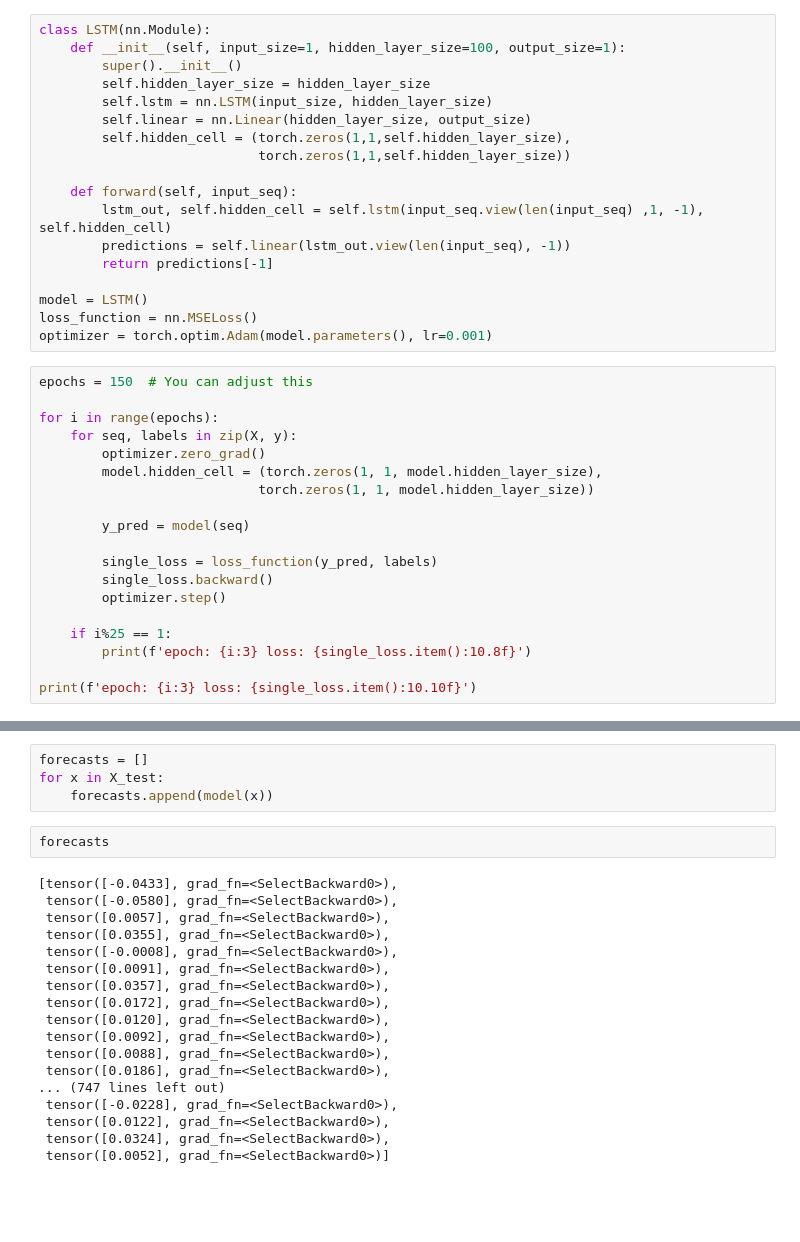
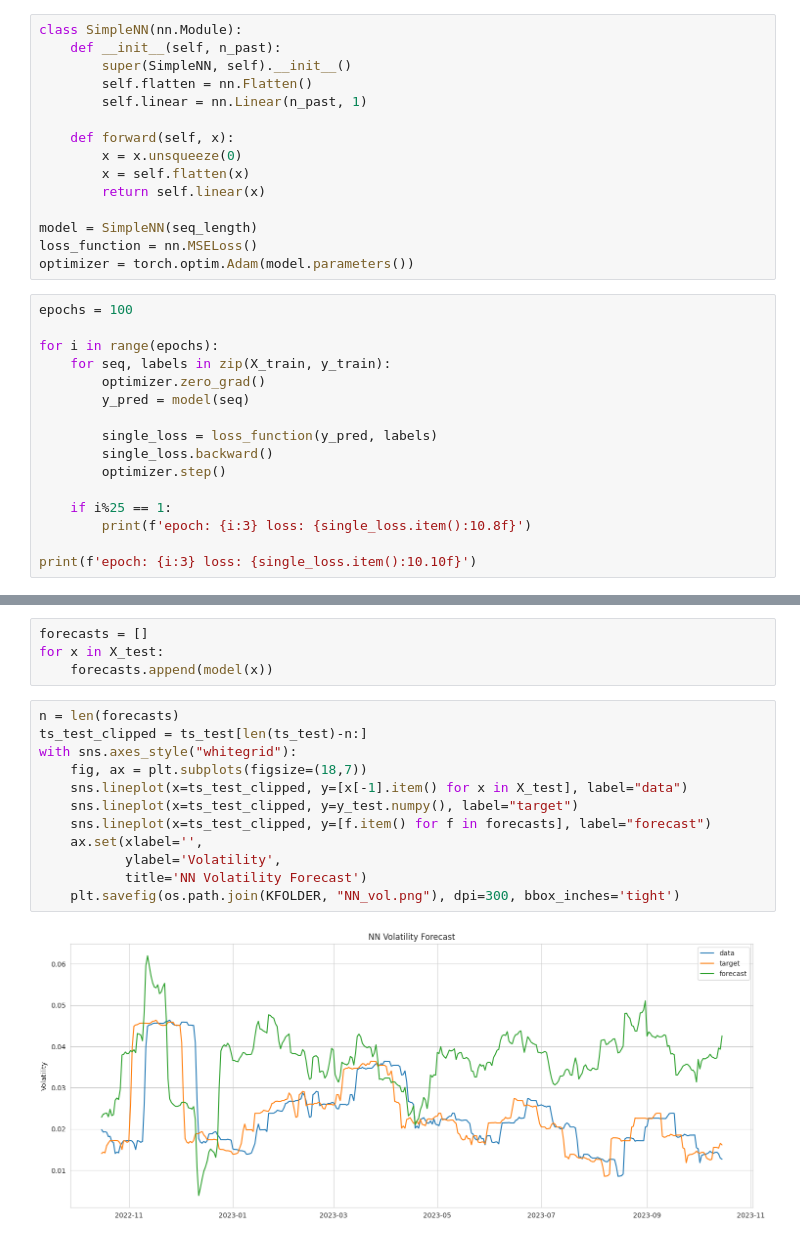
Before and after one commit to jeffhu1/cs229b_proj, a Jupyter notebook: lstm.ipynb, the cells around one changed output, grey strips where cells are left out. Cells and saved outputs as stored; diff of their text form; blank space fills up the shorter version.

```diff
--- a/lstm.ipynb
+++ b/lstm.ipynb
@@ -74,30 +130,24 @@ y = Variable(torch.tensor(y).float())
 # %%
-class LSTM(nn.Module):
-    def __init__(self, input_size=1, hidden_layer_size=100, output_size=1):
-        super().__init__()
-        self.hidden_layer_size = hidden_layer_size
-        self.lstm = nn.LSTM(input_size, hidden_layer_size)
-        self.linear = nn.Linear(hidden_layer_size, output_size)
-        self.hidden_cell = (torch.zeros(1,1,self.hidden_layer_size),
-                            torch.zeros(1,1,self.hidden_layer_size))
+class SimpleNN(nn.Module):
+    def __init__(self, n_past):
+        super(SimpleNN, self).__init__()
+        self.flatten = nn.Flatten()
+        self.linear = nn.Linear(n_past, 1)
 
-    def forward(self, input_seq):
-        lstm_out, self.hidden_cell = self.lstm(input_seq.view(len(input_seq) ,1, -1), self.hidden_cell)
-        predictions = self.linear(lstm_out.view(len(input_seq), -1))
-        return predictions[-1]
+    def forward(self, x):
+        x = x.unsqueeze(0)
+        x = self.flatten(x)
+        return self.linear(x)
 
-model = LSTM()
+model = SimpleNN(seq_length)
 loss_function = nn.MSELoss()
-optimizer = torch.optim.Adam(model.parameters(), lr=0.001)
+optimizer = torch.optim.Adam(model.parameters())
 # %%
-epochs = 150  # You can adjust this
+epochs = 100
 
 for i in range(epochs):
-    for seq, labels in zip(X, y):
+    for seq, labels in zip(X_train, y_train):
         optimizer.zero_grad()
-        model.hidden_cell = (torch.zeros(1, 1, model.hidden_layer_size),
-                            torch.zeros(1, 1, model.hidden_layer_size))
-
         y_pred = model(seq)
 
         single_loss = loss_function(y_pred, labels)
@@ -120,23 +168,17 @@ epoch: 149 loss: 0.0000000039
 forecasts = []
 for x in X_test:
     forecasts.append(model(x))
-# %%
-forecasts
-# %% [output]
-[tensor([-0.0433], grad_fn=<SelectBackward0>),
- tensor([-0.0580], grad_fn=<SelectBackward0>),
- tensor([0.0057], grad_fn=<SelectBackward0>),
- tensor([0.0355], grad_fn=<SelectBackward0>),
- tensor([-0.0008], grad_fn=<SelectBackward0>),
- tensor([0.0091], grad_fn=<SelectBackward0>),
- tensor([0.0357], grad_fn=<SelectBackward0>),
- tensor([0.0172], grad_fn=<SelectBackward0>),
- tensor([0.0120], grad_fn=<SelectBackward0>),
- tensor([0.0092], grad_fn=<SelectBackward0>),
- tensor([0.0088], grad_fn=<SelectBackward0>),
- tensor([0.0186], grad_fn=<SelectBackward0>),
-... (747 lines left out)
- tensor([-0.0228], grad_fn=<SelectBackward0>),
- tensor([0.0122], grad_fn=<SelectBackward0>),
- tensor([0.0324], grad_fn=<SelectBackward0>),
- tensor([0.0052], grad_fn=<SelectBackward0>)]
+# %%
+n = len(forecasts)
+ts_test_clipped = ts_test[len(ts_test)-n:]
+with sns.axes_style("whitegrid"):
+    fig, ax = plt.subplots(figsize=(18,7))
+    sns.lineplot(x=ts_test_clipped, y=[x[-1].item() for x in X_test], label="data")
+    sns.lineplot(x=ts_test_clipped, y=y_test.numpy(), label="target")
+    sns.lineplot(x=ts_test_clipped, y=[f.item() for f in forecasts], label="forecast")
+    ax.set(xlabel='',
+           ylabel='Volatility',
+           title='NN Volatility Forecast')
+    plt.savefig(os.path.join(KFOLDER, "NN_vol.png"), dpi=300, bbox_inches='tight')
+# %% [output]
+[figure, added]
```
Also changed, not shown: parts of 26 cells of this notebook, 10 other files.
